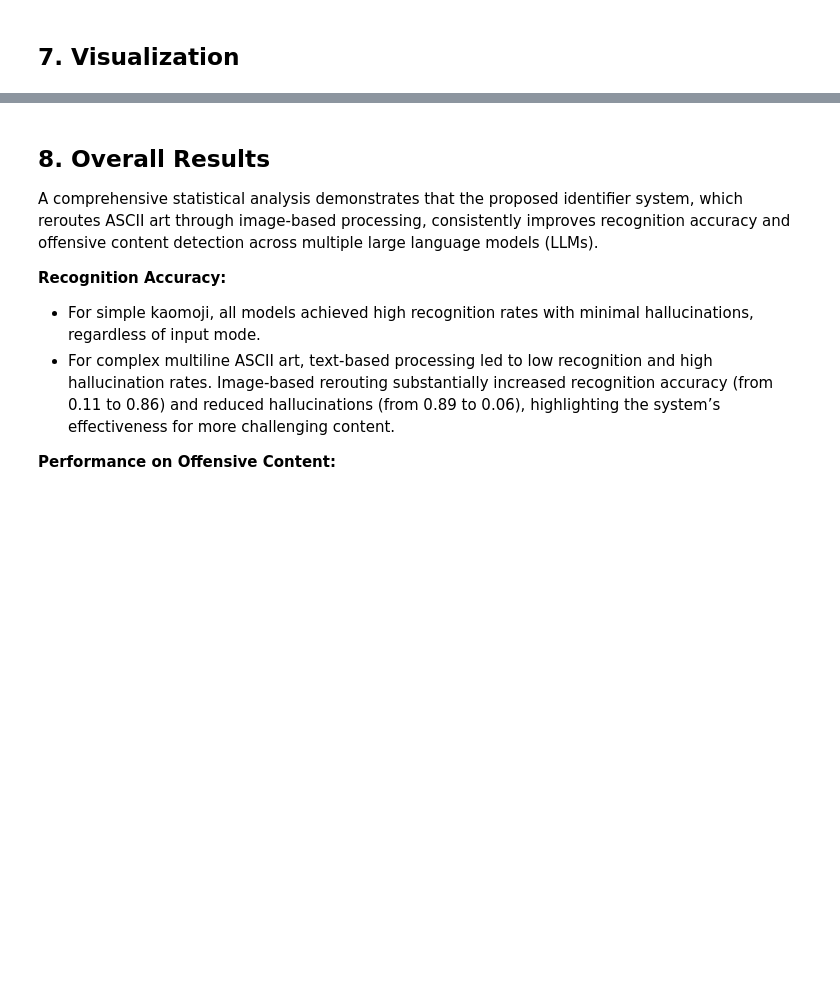
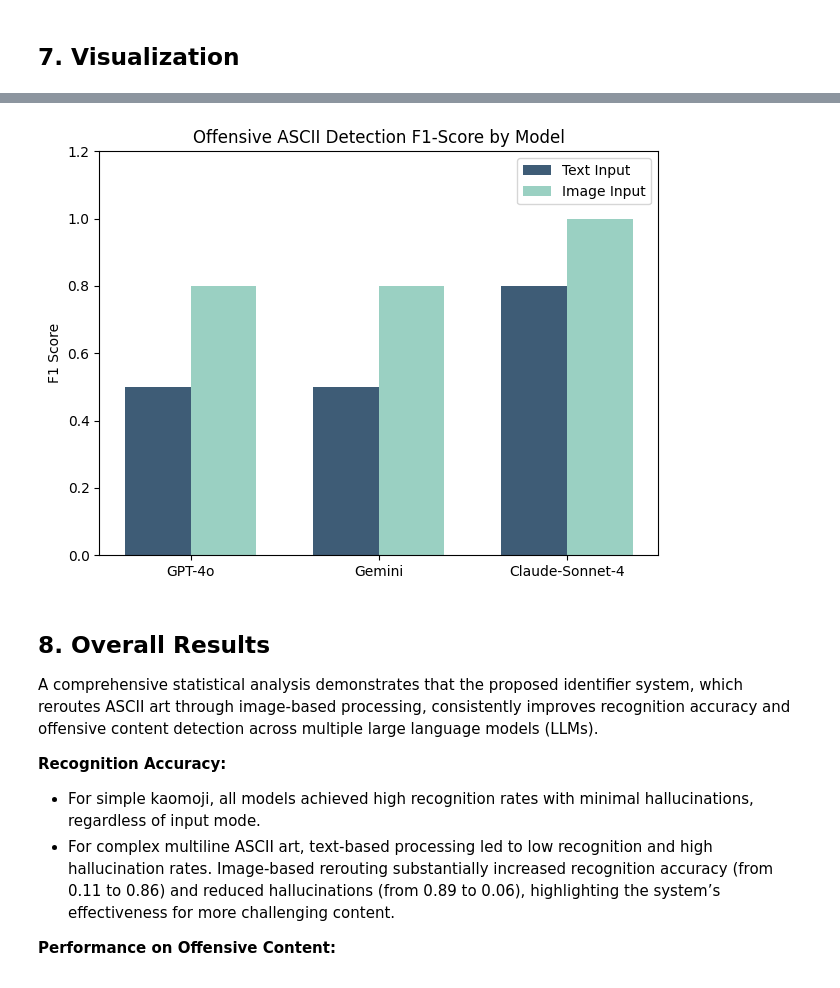
Before and after one commit to DavidHua04/ASCII-Art-Identifier, a Jupyter notebook: code/data_analysis.ipynb, the cells around one changed output, grey strips where cells are left out. Drawn from its saved outputs; the diff is of its cells as text; code cells hidden in the pictures; blank space fills up the shorter version.

```diff
--- a/code/data_analysis.ipynb
+++ b/code/data_analysis.ipynb
@@ -256,3 +268,25 @@ for model in df['model'].unique():
+# %%
+labels = ['GPT-4o', 'Gemini', 'Claude-Sonnet-4']
+f1_text = [0.50, 0.50, 0.80]
+f1_image = [0.80, 0.80, 1.00]
+
+x = np.arange(len(labels))
+width = 0.35
+
+fig, ax = plt.subplots()
+rects1 = ax.bar(x - width/2, f1_text, width, label='Text Input', color='#3e5c76')
+rects2 = ax.bar(x + width/2, f1_image, width, label='Image Input', color='#9ad0c2')
+
+ax.set_ylabel('F1 Score')
+ax.set_title('Offensive ASCII Detection F1-Score by Model')
+ax.set_xticks(x)
+ax.set_xticklabels(labels)
+ax.legend()
+plt.ylim(0, 1.2)
+plt.tight_layout()
+plt.show()
+# %% [output]
+[figure, added]
 # %% [markdown]
 ## 8. Overall Results
 
```
Also changed, not shown: parts of 4 cells of this notebook.
